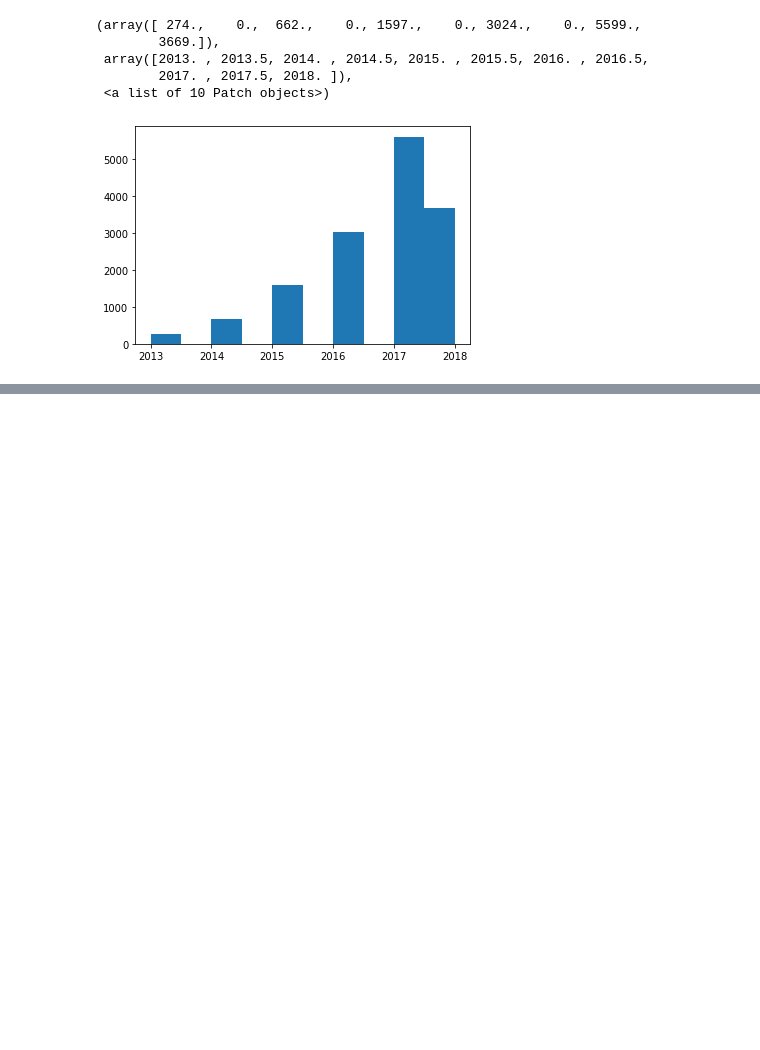
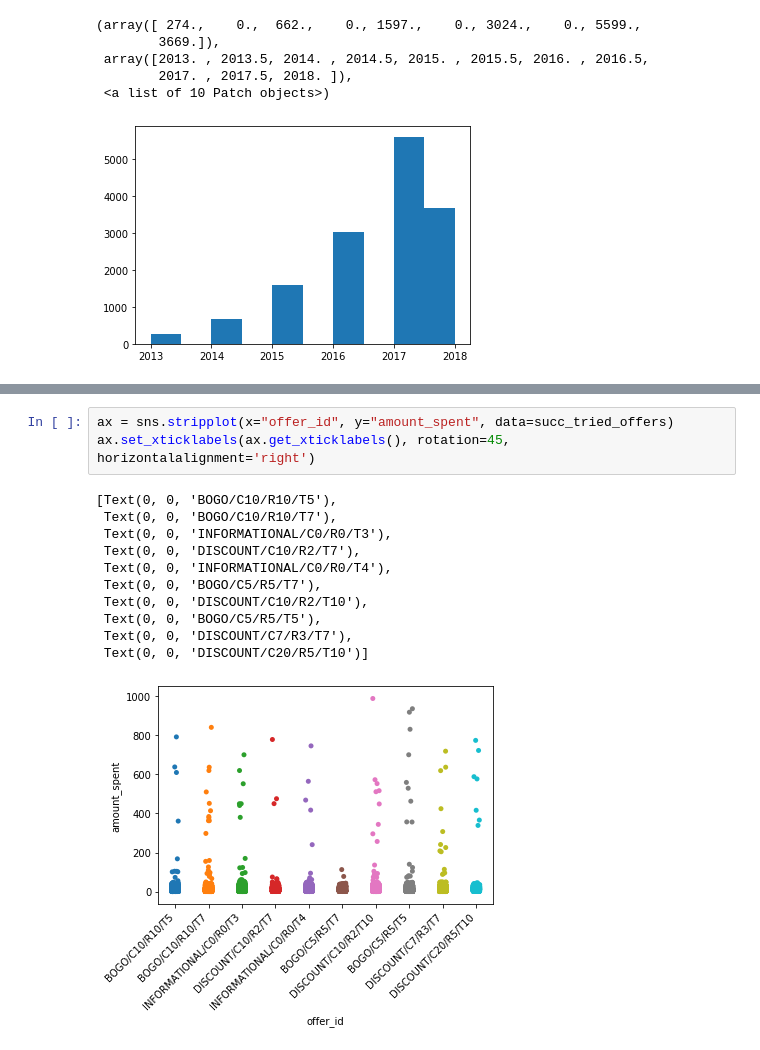
Before and after one commit to UOIKENNA/Starbucks-Capstone-Project, a Jupyter notebook: Starbucks Capstone Project.ipynb, the cells around one changed output, grey strips where cells are left out. Cells and saved outputs as stored; diff of their text form; blank space fills up the shorter version.

```diff
--- a/Starbucks Capstone Project.ipynb
+++ b/Starbucks Capstone Project.ipynb
@@ -358,0 +1063,15 @@ profile.head()
+# %%
+ax = sns.stripplot(x="offer_id", y="amount_spent", data=succ_tried_offers)
+ax.set_xticklabels(ax.get_xticklabels(), rotation=45, horizontalalignment='right')
+# %% [output]
+[Text(0, 0, 'BOGO/C10/R10/T5'),
+ Text(0, 0, 'BOGO/C10/R10/T7'),
+ Text(0, 0, 'INFORMATIONAL/C0/R0/T3'),
+ Text(0, 0, 'DISCOUNT/C10/R2/T7'),
+ Text(0, 0, 'INFORMATIONAL/C0/R0/T4'),
+ Text(0, 0, 'BOGO/C5/R5/T7'),
+ Text(0, 0, 'DISCOUNT/C10/R2/T10'),
+ Text(0, 0, 'BOGO/C5/R5/T5'),
+ Text(0, 0, 'DISCOUNT/C7/R3/T7'),
+ Text(0, 0, 'DISCOUNT/C20/R5/T10')]
+[figure, added]
```
Also changed, not shown: parts of 87 cells of this notebook.
